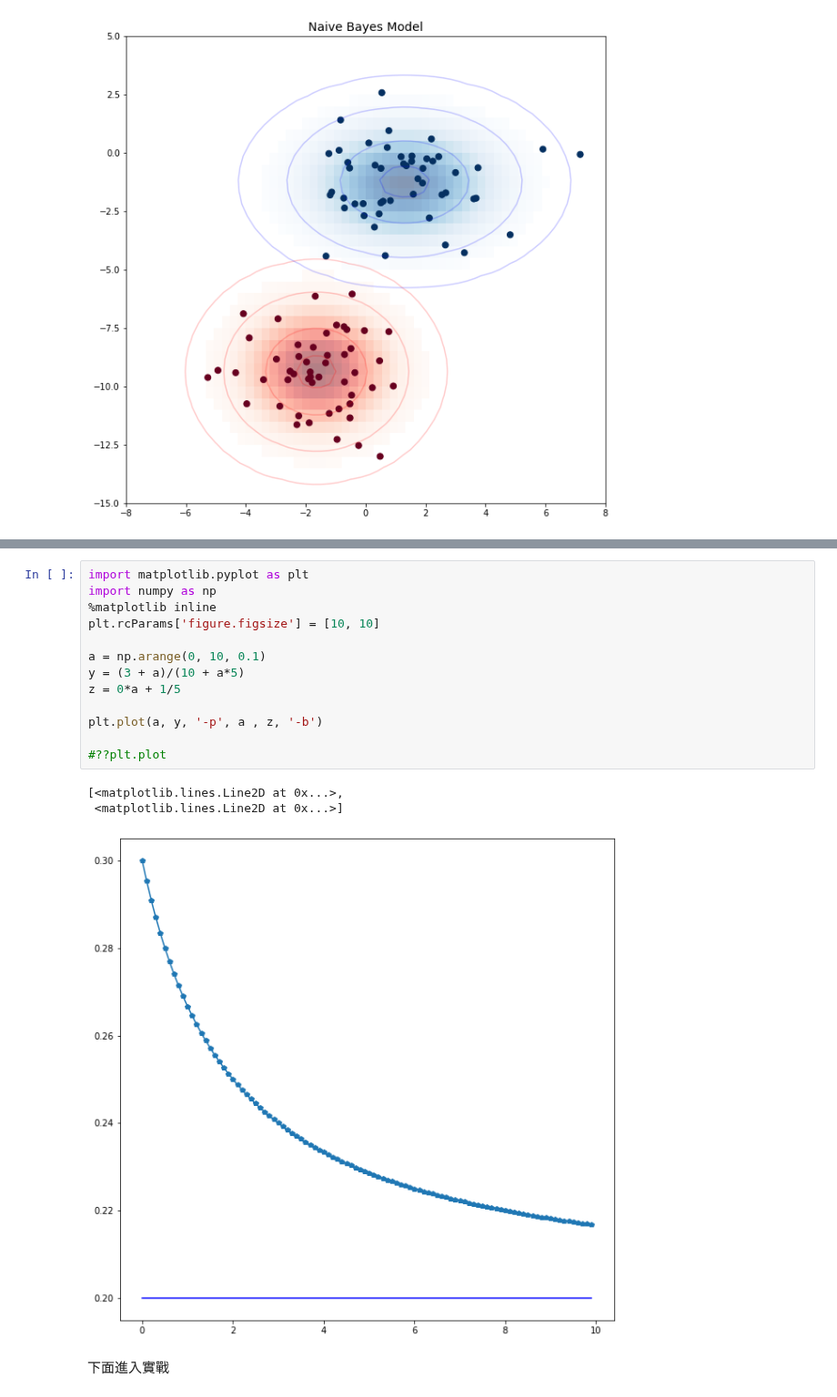
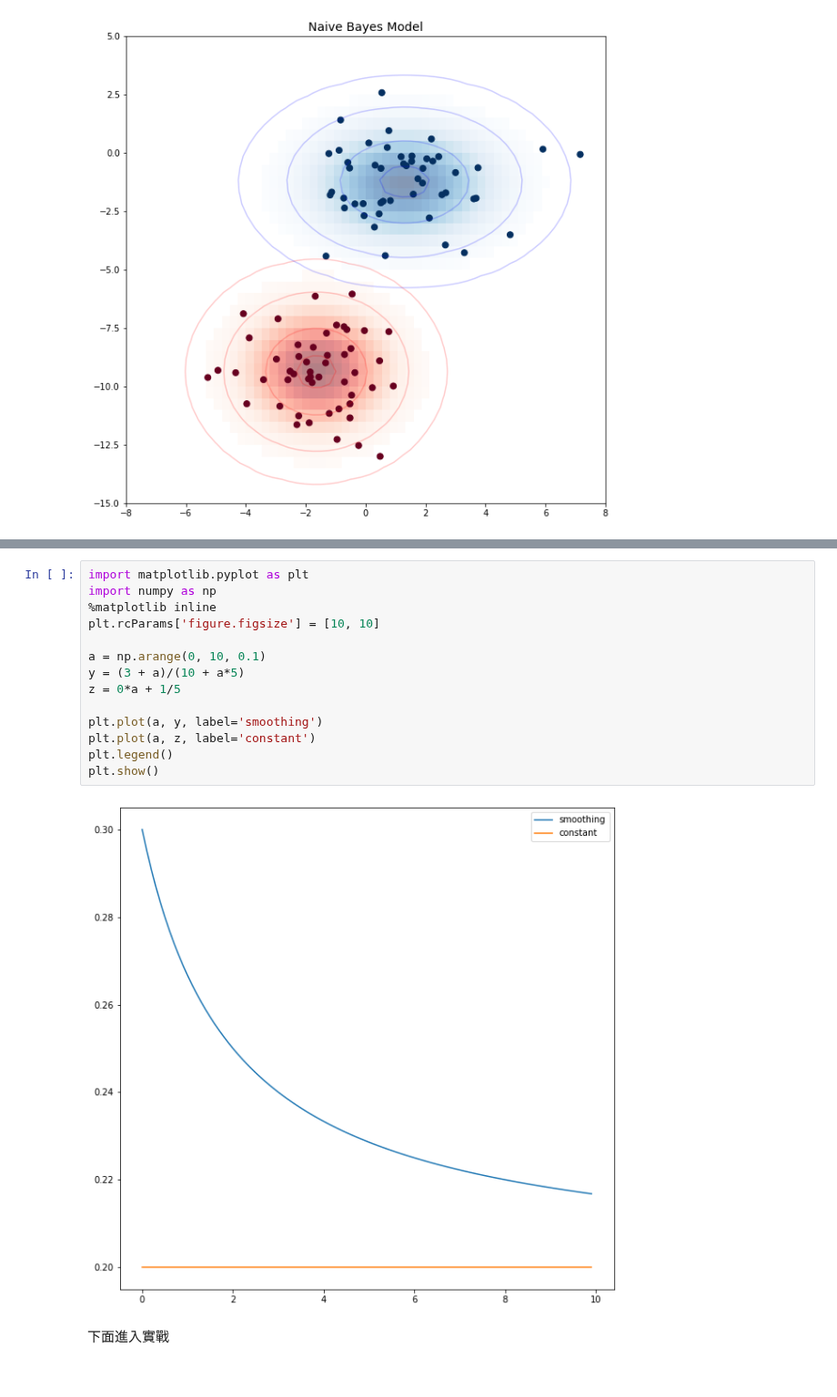
Before and after one commit to tobytoy/OpenResource, a Jupyter notebook: machine-learning(scikit-learn)/jupyter/基本模型(basic-model)/貝氏(bayes)/03_02 Naive_Bayes.ipynb, the cells around one changed output, grey strips where cells are left out. Shown at 91% size. Drawn from its saved outputs; the diff is of its cells as text.

```diff
--- a/machine-learning(scikit-learn)/jupyter/基本模型(basic-model)/貝氏(bayes)/03_02 Naive_Bayes.ipynb
+++ b/machine-learning(scikit-learn)/jupyter/基本模型(basic-model)/貝氏(bayes)/03_02 Naive_Bayes.ipynb
@@ -148,20 +148,19 @@ $$
 # %%
 import matplotlib.pyplot as plt
 import numpy as np
 %matplotlib inline
 plt.rcParams['figure.figsize'] = [10, 10]
 
 a = np.arange(0, 10, 0.1)
 y = (3 + a)/(10 + a*5)
 z = 0*a + 1/5
 
-plt.plot(a, y, '-p', a , z, '-b')
-
-#??plt.plot
+plt.plot(a, y, label='smoothing')
+plt.plot(a, z, label='constant')
+plt.legend()
+plt.show()
 # %% [output]
-[<matplotlib.lines.Line2D at 0x...>,
- <matplotlib.lines.Line2D at 0x...>]
-[figure, old version]
+[figure, new version]
 # %% [markdown]
 下面進入實戰
 # %%
```
Also changed, not shown: parts of 1 cell of this notebook, 2 other files.
